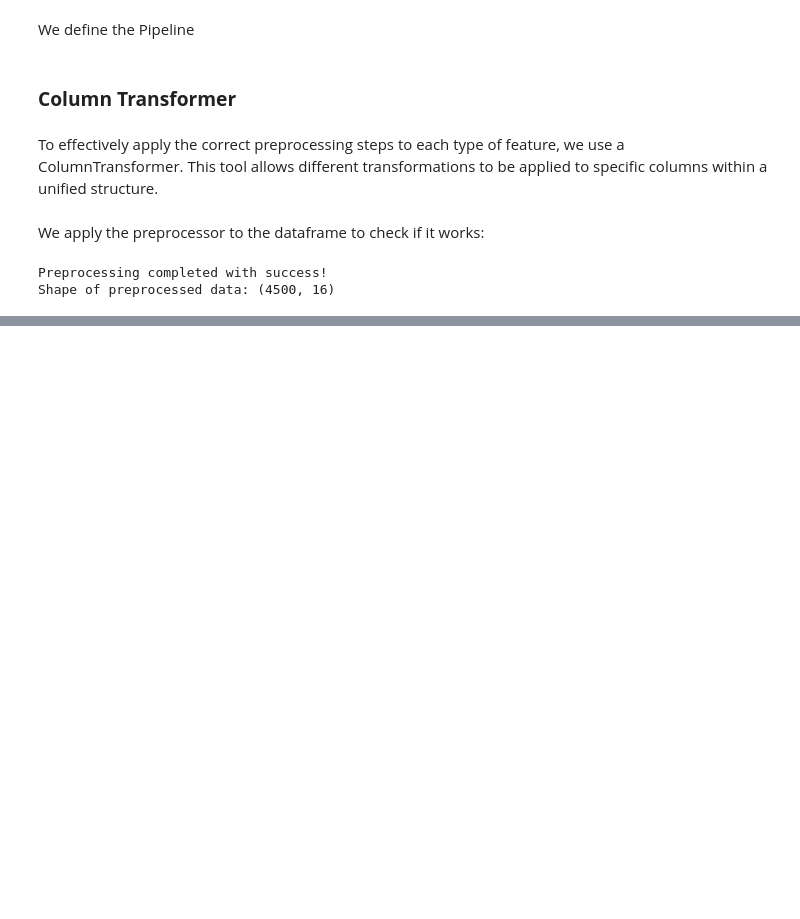
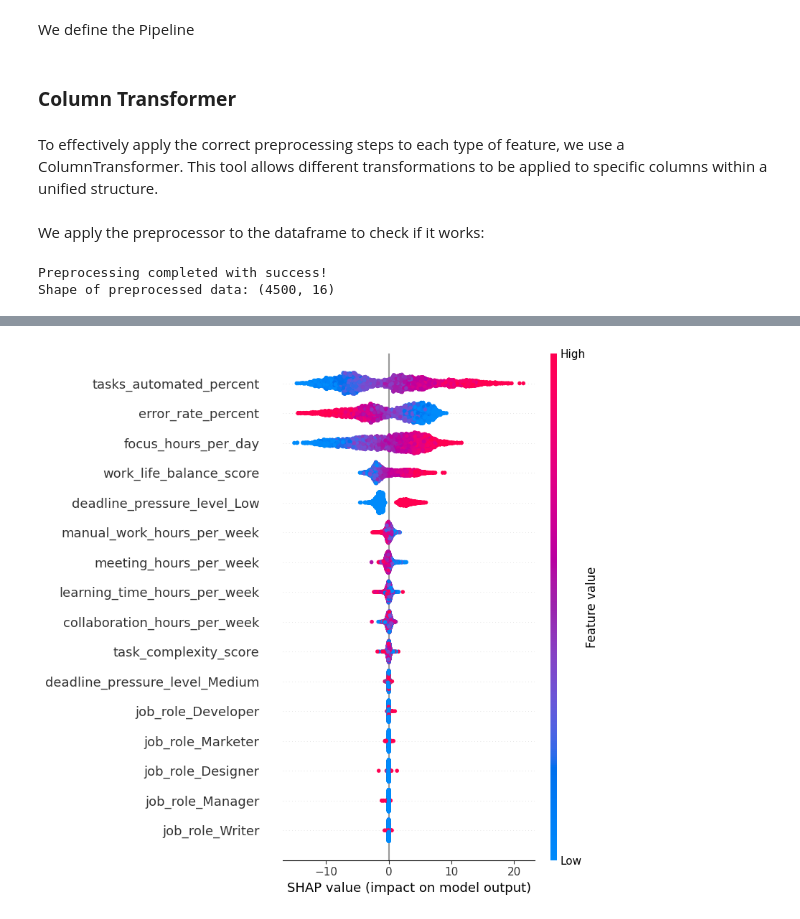
Before and after one commit to saradifranco/AI-Workplace-Productivity-Analysis, a Jupyter notebook: code.ipynb, the cells around one changed output, grey strips where cells are left out. Saved outputs shown, nothing was run; the diff lists cells and outputs as text; code cells hidden in the pictures; blank space fills up the shorter version.

```diff
--- a/code.ipynb
+++ b/code.ipynb
@@ -514,0 +637,20 @@ Shape of preprocessed data: (4500, 16)
+# %%
+import shap
+
+# Trasformazione dati
+X_train_transformed = model.named_steps["preprocessor"].transform(X_train)
+
+# Modello interno
+rf_model = model.named_steps["regressor"]
+
+# SHAP explainer
+explainer = shap.TreeExplainer(rf_model)
+shap_values = explainer.shap_values(X_train_transformed)
+# %%
+shap.summary_plot(
+    shap_values,
+    X_train_transformed,
+    feature_names=feature_names
+)
+# %% [output]
+[figure, added]
```
Also changed, not shown: parts of 12 cells of this notebook.
